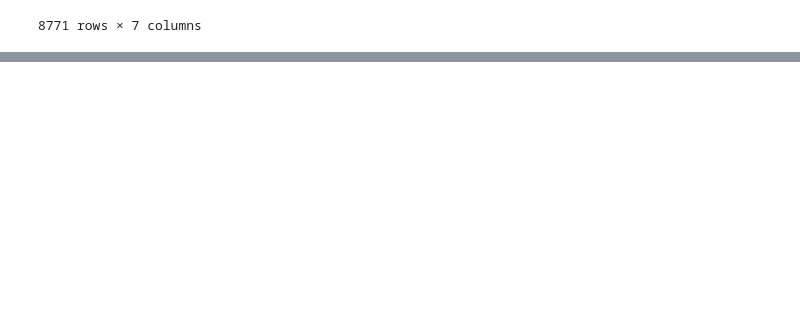
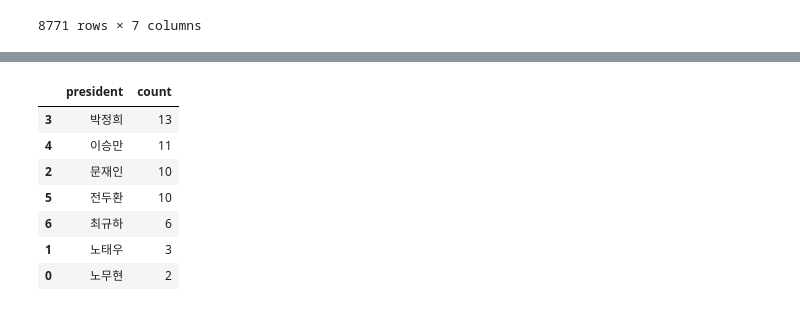
Before and after one commit to vhzkclq0705/jerreda, a Jupyter notebook: notebook/first.ipynb, the cells around one changed output, grey strips where cells are left out. Cells and saved outputs as stored; diff of their text form; code cells hidden in the pictures; blank space fills up the shorter version.

```diff
--- a/notebook/first.ipynb
+++ b/notebook/first.ipynb
@@ -91,0 +138,15 @@ df.sort_values(by='president').head(3)
+# %%
+f_df = df[df['speech_text'].str.contains('계엄')]
+# %%
+n_df = f_df.groupby('president').size().reset_index(name='count')
+# %%
+n_df.sort_values(by='count', ascending=False)
+# %% [output]
+|  | president | count |
+| 3 | 박정희 | 13 |
+| 4 | 이승만 | 11 |
+| 2 | 문재인 | 10 |
+| 5 | 전두환 | 10 |
+| 6 | 최규하 | 6 |
+| 1 | 노태우 | 3 |
+| 0 | 노무현 | 2 |
```
Also changed, not shown: parts of 5 cells of this notebook.
